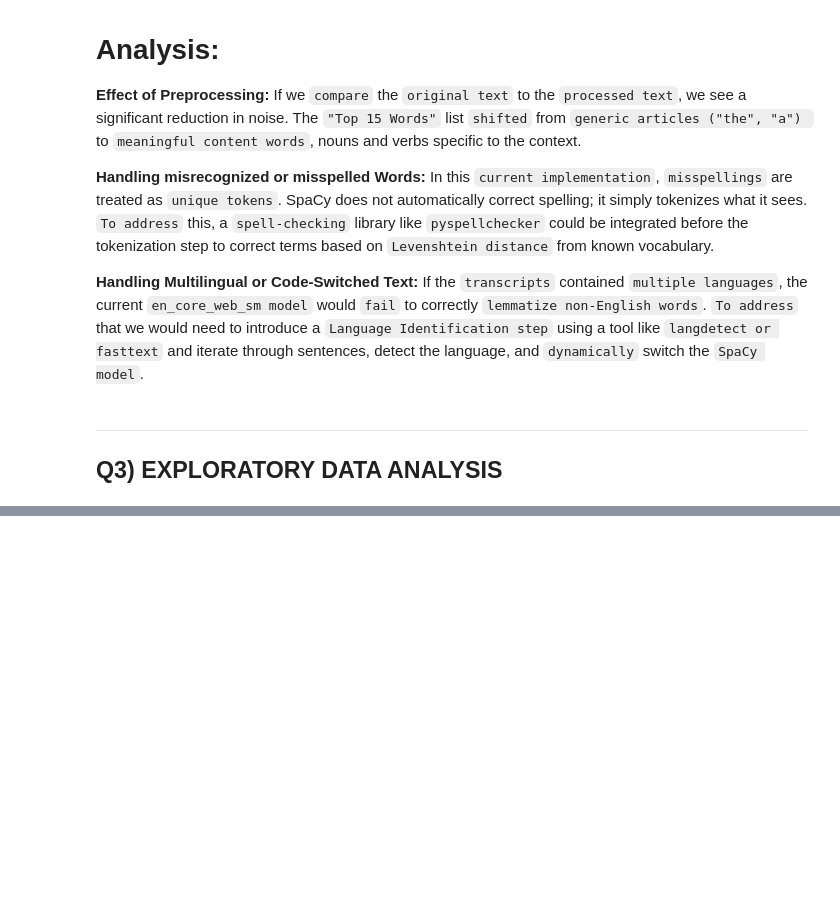
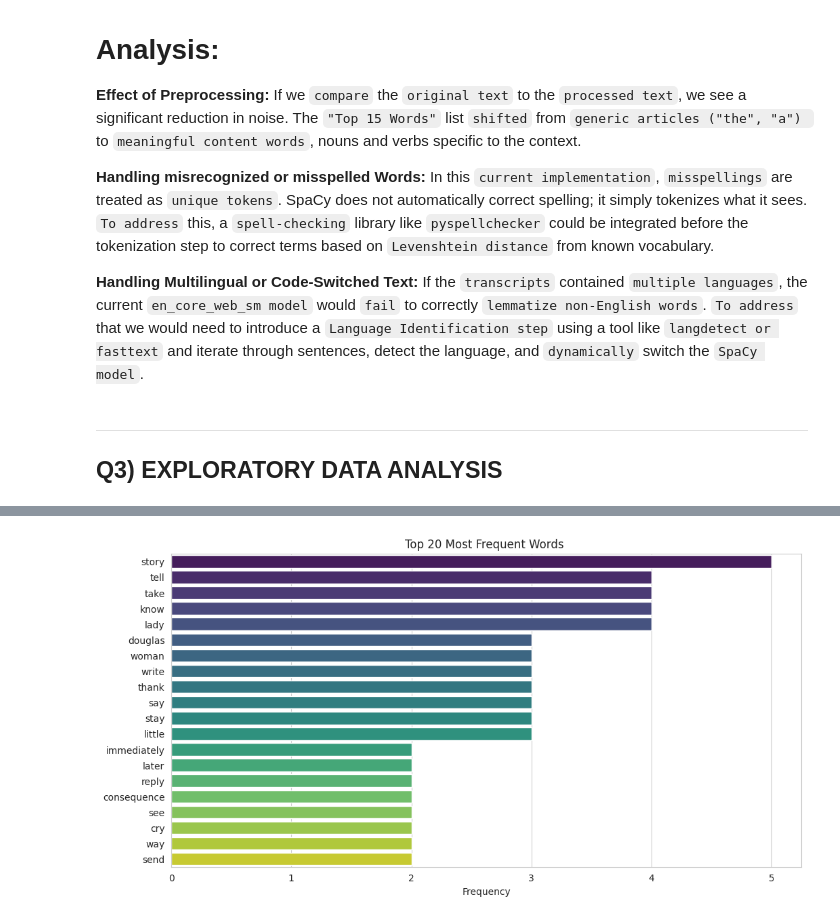
Before and after one commit to BhanuHarshaY/Automatic-Speech-Recognition-NLP, a Jupyter notebook: Assignment11.ipynb, the cells around one changed output, grey strips where cells are left out. Drawn from its saved outputs; the diff is of its cells as text; code cells hidden in the pictures; blank space fills up the shorter version.

Commit message:
Implemented Text and Audio EDA

```diff
--- a/Assignment11.ipynb
+++ b/Assignment11.ipynb
@@ -329,3 +329,92 @@ In this part, I implemented `text preprocessing` pipeline using the `SpaCy libra
 # %% [markdown]
 ---
 ## **Q3) EXPLORATORY DATA ANALYSIS**
+# %%
+# Q3
+
+print("EXPLORATORY DATA ANALYSIS (EDA)")
+
+#PART 1: TEXT EDA
+print("\nText Analysis")
+
+# Flattening all processed text into a single list of words
+all_clean_words = ' '.join(processed_texts).split()
+word_freq = Counter(all_clean_words)
+
+# 1. Visualize Top 20 Words
+common_words = word_freq.most_common(20)
+words, counts = zip(*common_words)
+
+plt.figure(figsize=(12, 6))
+sns.barplot(x=list(counts), y=list(words), palette='viridis', hue=list(words), legend=False)
+plt.title("Top 20 Most Frequent Words ")
+plt.xlabel("Frequency")
+plt.show()
+
+# 2. Hapax Legomena (Words appearing exactly once)
+hapax_legomena = [word for word, count in word_freq.items() if count == 1]
+print(f"Total Unique Words: {len(word_freq)}")
+print(f"Hapax Legomena (occur once): {len(hapax_legomena)}")
+print(f"Examples: {hapax_legomena[:5]}")
+
+
+# PART 2: AUDIO EDA
+print("\nAudio Analysis")
+
+# 3. Plot Waveform & Spectrogram for ONE file
+sample_id = stats_df.iloc[0]['file_id']
+sample_audio = audio_data[sample_id]['signal']
+sample_sr = stats_df.iloc[0]['sample_rate']
+
+plt.figure(figsize=(14, 6))
+
+# Waveform
+plt.subplot(2, 1, 1)
+librosa.display.waveshow(sample_audio, sr=sample_sr)
+plt.title(f'Waveform: {sample_id}')
+plt.xlabel('Time (s)')
+plt.ylabel('Amplitude')
+
+# Spectrogram
+plt.subplot(2, 1, 2)
+D = librosa.stft(sample_audio)
+S_db = librosa.amplitude_to_db(np.abs(D), ref=np.max)
+librosa.display.specshow(S_db, sr=sample_sr, x_axis='time', y_axis='log')
+plt.colorbar(format='%+2.0f dB')
+plt.title(f'Spectrogram: {sample_id}')
+plt.tight_layout()
+plt.show()
+
+# 4. Speaking Speed Analysis
+# Calculate words per second for every file
+def calculate_speed(row):
+
+    word_count = len(row['transcription'].split())
+    return word_count / row['duration_sec']
+
+stats_df['words_per_sec'] = stats_df.apply(calculate_speed, axis=1)
+
+plt.figure(figsize=(10, 4))
+sns.histplot(stats_df['words_per_sec'], kde=True, color='purple')
+plt.title("Distribution of Speaking Speed")
+plt.xlabel("Words per Second")
+plt.show()
+
+print(f"Avg Speaking Speed: {stats_df['words_per_sec'].mean():.2f} words/sec")
+
+# 5. Disfluency Analysis (Counting 'um', 'uh', etc. )
+fillers = ['um', 'uh', 'hmm', 'you know', 'like']
+total_fillers = 0
+filler_counts = Counter()
+
+for text in stats_df['transcription']:
+
+    for f in fillers:
+        count = len(re.findall(r"\b" + f + r"\b", text.lower()))
+        total_fillers += count
+        filler_counts[f] += count
+
+print("\n Disfluency Analysis")
+print(f"Total Filler Words Found: {total_fillers}")
+print("Breakdown:", dict(filler_counts))
+# %% [output]
@@ -331,0 +424 @@ In this part, I implemented `text preprocessing` pipeline using the `SpaCy libra
+[figure, added]
```
Also changed, not shown: parts of 2 cells of this notebook.
